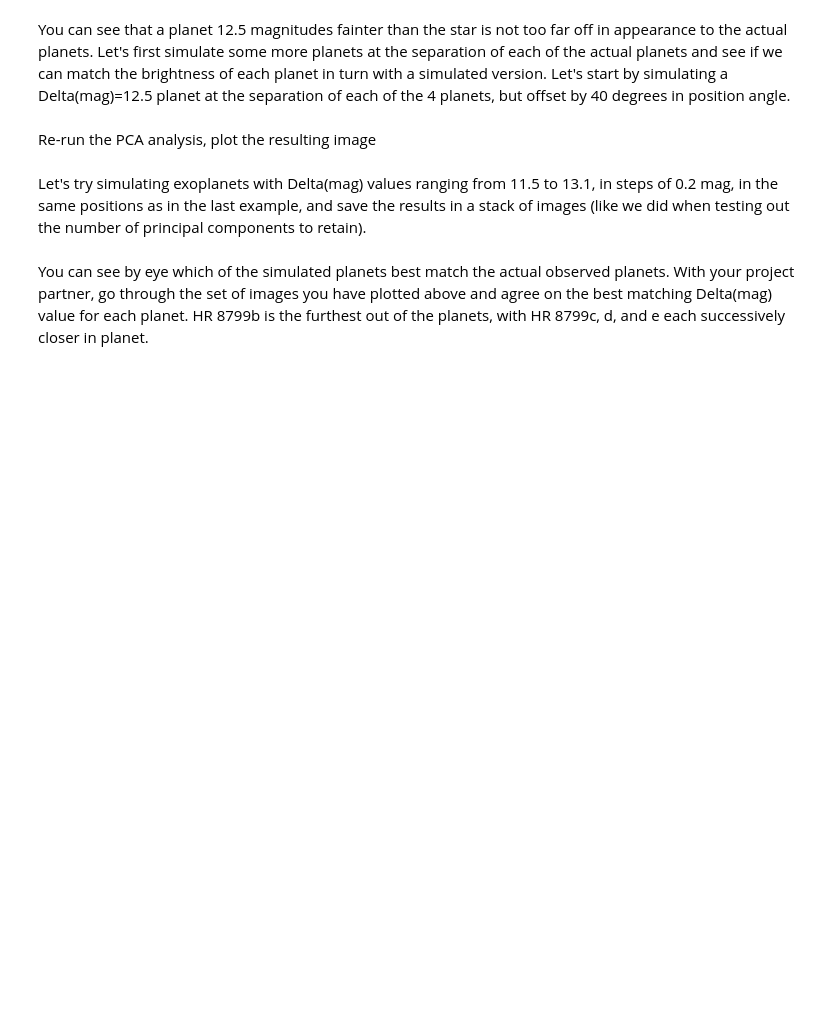
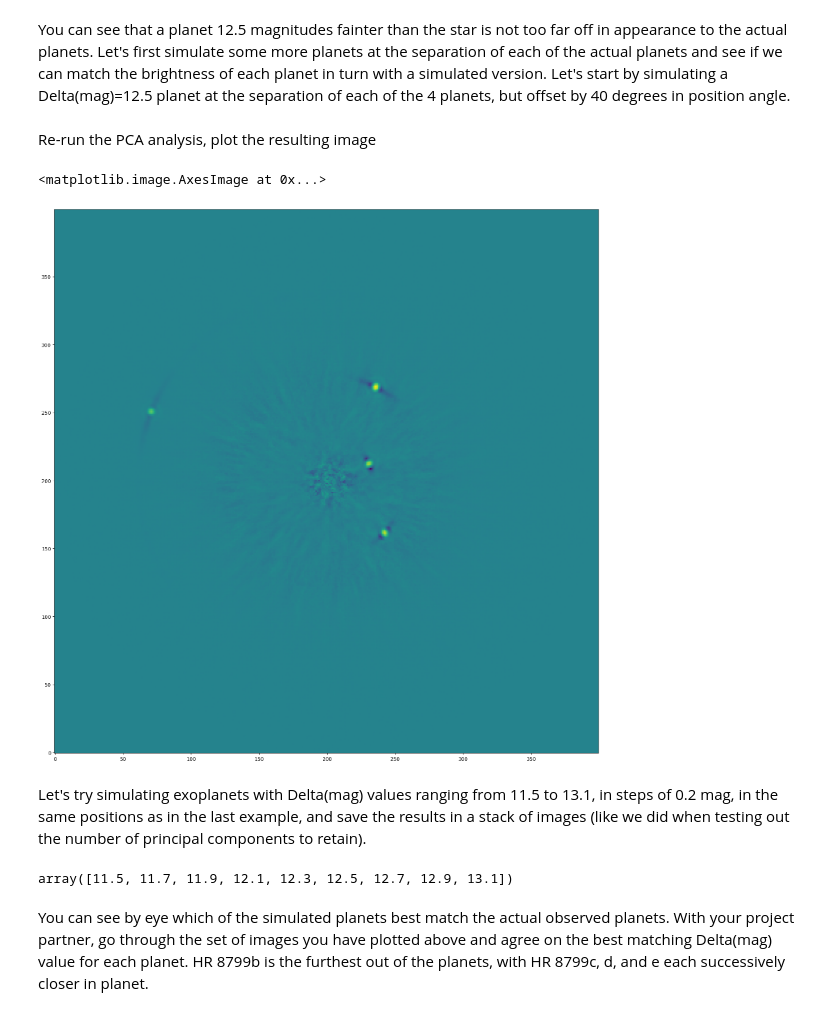
Before and after one commit to francesmcginley/SIA_checkpoint2, a Jupyter notebook: SIA_checkpoint3_separation_and_mass_of_exoplanets_d220224_v003_PROBLEM.ipynb, the cells around one changed output. Drawn from its saved outputs; the diff is of its cells as text; code cells hidden in the pictures; blank space fills up the shorter version.

Commit message:
4 fake planets simulated, dmag investigation setup

```diff
--- a/SIA_checkpoint3_separation_and_mass_of_exoplanets_d220224_v003_PROBLEM.ipynb
+++ b/SIA_checkpoint3_separation_and_mass_of_exoplanets_d220224_v003_PROBLEM.ipynb
@@ -329,10 +326,19 @@ ax.imshow(stellarim, origin='lower')
 This is an image of the star without the coronagraph taken right before the coronagraphic sequence you have been working with.  The original exposure time of the image was quite short to prevent saturation (in other words, hitting the brightness limit where the detector runs out of dynamic range), but the image was then scaled to the exposure time used for the coronagraphic sequence.  Now let's write another convenience function, to make a cube of simulated planet images at the correct position angle for each image in the sequence.  It should take the data cube, stellar image, and array of parallactic angles as input, and simulate an exoplanet at a radius of rad pixels, with position angle theta, and at some delta(magnitude) dmag fainter than the primary star.
 # %%
 def simulate_object(data, stellarim, pararr, rad, theta, dmag, xcen=200, ycen=200, imdiam=400):
+    """
+    data        :   (np.array) data cube - used to discern shape of simulated object cube
+    stellarim   :   (np.array) stellar image - brightness scaled (by dmag) and used to simulate planets
+    pararr      :   (np.array) parallatic angles of each image in stack
+    rad         :   (float) radial position of simulated object
+    theta       :   (float) position angle in degrees
+    dmag        :   (float) scaling factor. Simulated object is dmag fainter than input startheta
+
+    """
     # goal of function: make an image cube with just simulated objects
 
     # make an array with the same dimensions as the inputted data cube, but filled with only zeros.  Hint: try using np.zeros
-    psfcube =  np.zeros(data.shape)
+    psfpadded =  np.zeros(data.shape)
 
     # put small stellar image into the center of an image with the same shape as each slice of the data cube, but composed only of zeros.
 
@@ -429,25 +446,65 @@ You can see that a planet 12.5 magnitudes fainter than the star is not too far o
 # %%
 # Simulate 4 planets with delta(mag) = 12.5, 40 degrees offset from each actual planet
 
-# INCOMPLETE - need to change separation angle and position
-planet_1 = simulate_object(imcube, stellarim, pararr, 100., 60., 12.5)
-planet_2 = simulate_object(imcube, stellarim, pararr, 100., 60., 12.5)
-planet_3 = simulate_object(imcube, stellarim, pararr, 100., 60., 12.5)
-planet_4 = simulate_object(imcube, stellarim, pararr, 100., 60., 12.5)
+#Calculated in analysis step 1:
+# r : radial position of planets
+# theta_deg : position angles of planets in degrees
+
+planets_sim_object = np.zeros(imcube.shape)
+
+for i, rad in enumerate(r):
+    planets_sim_object += simulate_object(imcube, stellarim, pararr, rad, theta_deg[i] + 40, 12.5)
 # %% [markdown]
 Re-run the PCA analysis, plot the resulting image
 # %%
 # add simulated object to data cube
 
-imcubewithsimobject_4planets = imcube + planet_1 + planet_2 + planet_3 + planet_4
+imcubewithsimobject_4planets = imcube + planets_sim_object
 
 # rerun PCA with 35 principal components
+
+covar_psfs, ref_psfs_mean_sub = make_cov_matrix(imcubewithsimobject_4planets)
+
+# Rerunning PCA with 35 principal components
+imsimobject = run_full_PCA(covar_psfs, ref_psfs_mean_sub, imcubewithsimobject_4planets, pararr, numbasis=35)
 # %%
 # plot result
+fig = plt.figure(figsize=(20,20))
+
+ax = fig.add_subplot(111)
+
+# Normalising for visualisation purposes
+norm = ImageNormalize(imsimobject, vmin=-3, vmax=3, stretch=SqrtStretch())
+
+ax.imshow(imsimobject, norm=norm, origin='lower')
+# %% [output]
+<matplotlib.image.AxesImage at 0x...>
+[figure, added]
 # %% [markdown]
 Let's try simulating exoplanets with Delta(mag) values ranging from 11.5 to 13.1, in steps of 0.2 mag, in the same positions as in the last example, and save the results in a stack of images (like we did when testing out the number of principal components to retain).
 # %%
 # simulate exoplanets at a range of Delta(mag) values
+
+dmags = np.arange(11.5, 13.2, 0.2)
+
+imstack = np.zeros((len(dmags), imcube.shape[1], imcube.shape[2]))
+
+for i in np.arange(len(dmags)):
+    planets_sim_object = np.zeros(imcube.shape)
+
+    for i, rad in enumerate(r):
+        planets_sim_object += simulate_object(imcube, stellarim, pararr, rad, theta_deg[i] + 40, dmags[i])
+
+    # add simulated object to data cube
+    imcubewithsimobject_4planets = imcube + planets_sim_object
+
+    # rerun PCA with 35 principal components
+    covar_psfs, ref_psfs_mean_sub = make_cov_matrix(imcubewithsimobject_4planets)
+
+    # Rerunning PCA with 35 principal components
+    imstack[i] = run_full_PCA(covar_psfs, ref_psfs_mean_sub, imcubewithsimobject_4planets, pararr, numbasis=35)
+# %% [output]
+array([11.5, 11.7, 11.9, 12.1, 12.3, 12.5, 12.7, 12.9, 13.1])
 # %%
 #plot results
 
```
Also changed, not shown: parts of 11 cells of this notebook.
